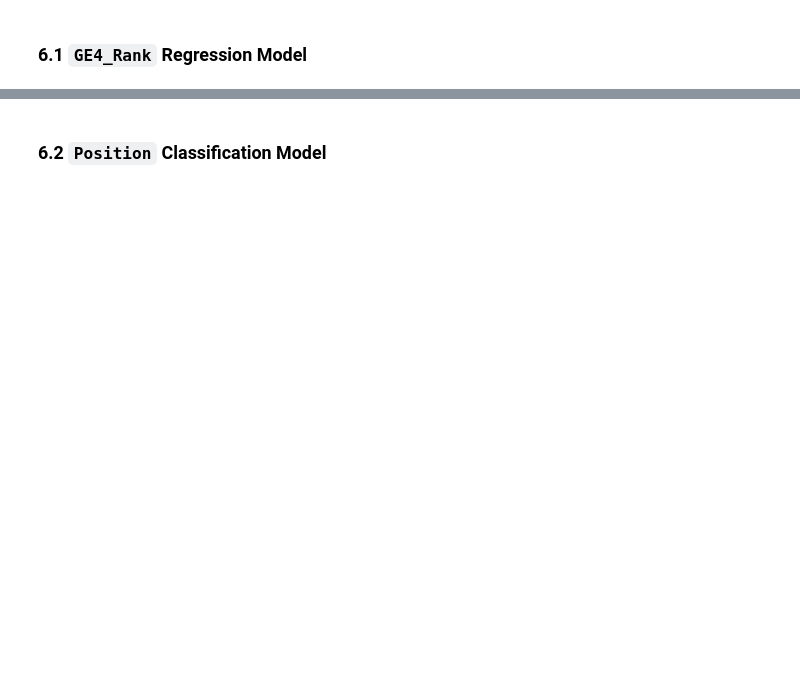
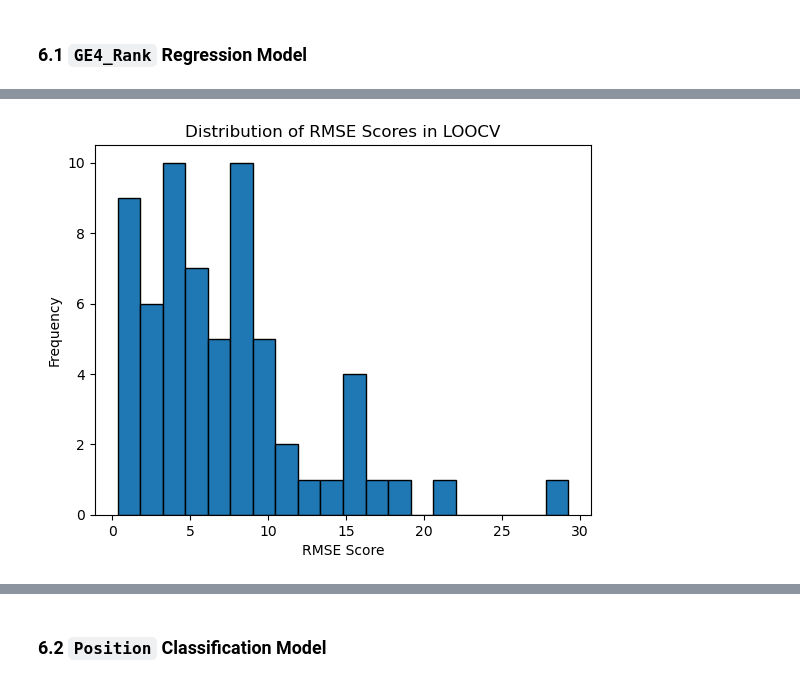
Before and after one commit to vk-poonyakanok/BNK48_CGM48_GE4_Analysis, a Jupyter notebook: BNK48_CGM48_GE4_predictive_analysis.ipynb, the cells around one changed output, grey strips where cells are left out. Cells and saved outputs as stored; diff of their text form; code cells hidden in the pictures; blank space fills up the shorter version.

```diff
--- a/BNK48_CGM48_GE4_predictive_analysis.ipynb
+++ b/BNK48_CGM48_GE4_predictive_analysis.ipynb
@@ -439,0 +408,19 @@ AttributeError: 'OneHotEncoder' object has no attribute 'get_feature_names'
+# %%
+from sklearn.ensemble import RandomForestRegressor
+from sklearn.model_selection import cross_val_score, LeaveOneOut
+
+# Initialize the model
+rf_regressor = RandomForestRegressor(random_state=42)
+
+# Set up LOOCV
+loocv = LeaveOneOut()
+
+# Perform Leave-One-Out Cross-Validation
+loocv_scores = cross_val_score(rf_regressor, X, y_rank, cv=loocv, scoring='neg_mean_squared_error')
+
+# Calculate RMSE for each fold
+loocv_rmse_scores = np.sqrt(-loocv_scores)
+
+# Output the scores
+print("LOOCV RMSE scores for each fold:", loocv_rmse_scores)
+print("Average LOOCV RMSE:", np.mean(loocv_rmse_scores))
@@ -439,0 +456,12 @@ AttributeError: 'OneHotEncoder' object has no attribute 'get_feature_names'
+# %%
+import matplotlib.pyplot as plt
+
+# Distribution of RMSE Scores
+# loocv_rmse_scores contains the RMSE for each instance
+plt.hist(loocv_rmse_scores, bins=20, edgecolor='black')
+plt.title('Distribution of RMSE Scores in LOOCV')
+plt.xlabel('RMSE Score')
+plt.ylabel('Frequency')
+plt.show()
+# %% [output]
+[figure, added]
```
Also changed, not shown: parts of 26 cells of this notebook.
